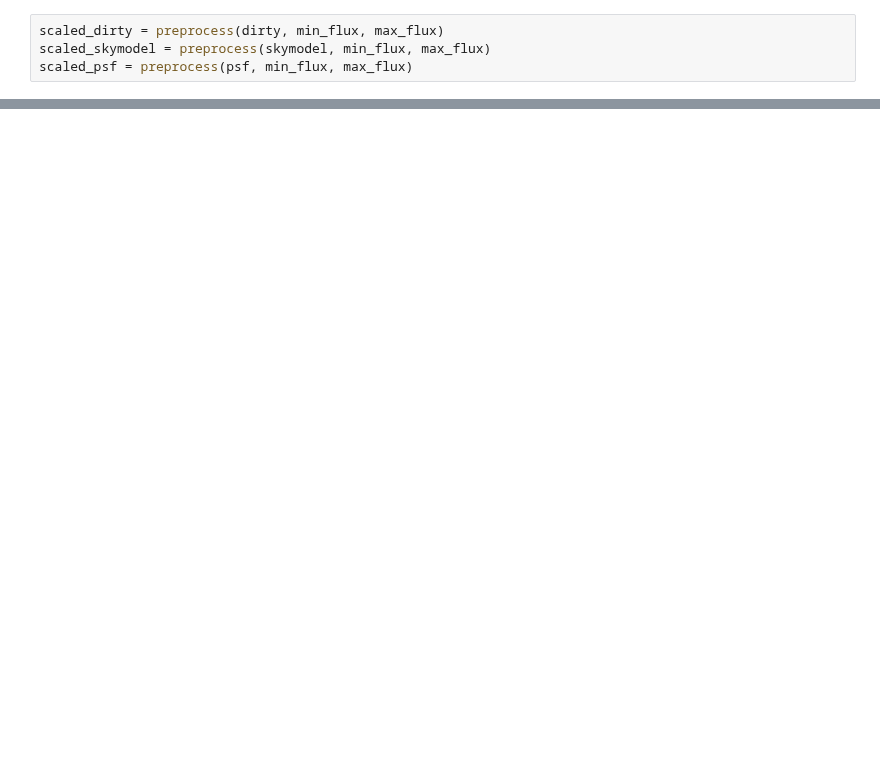
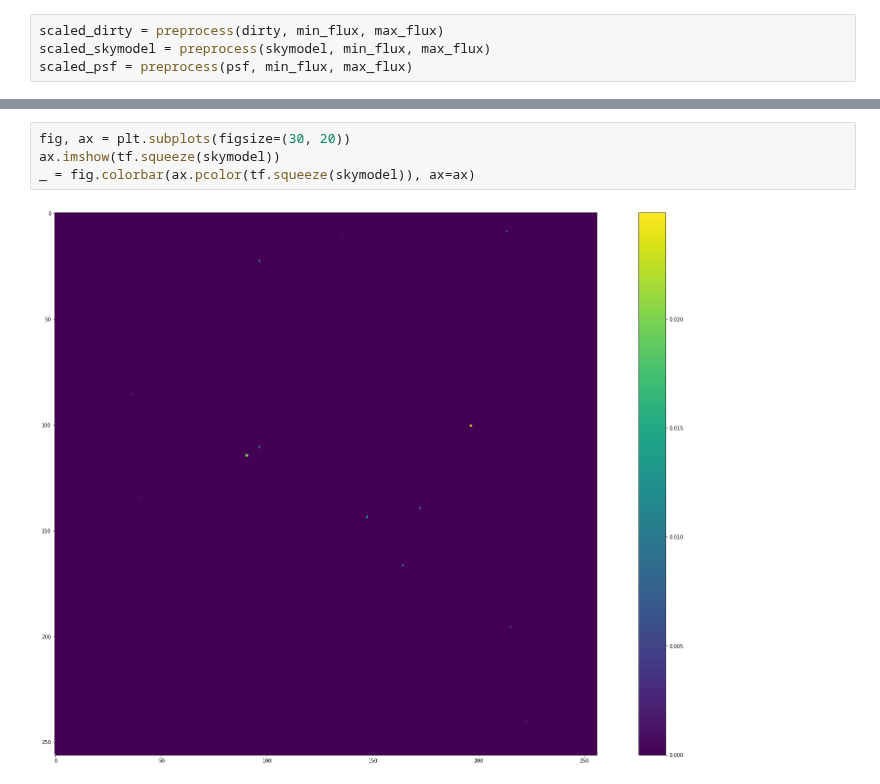
Before and after one commit to gijzelaerr/vacuum-cleaner, a Jupyter notebook: notebooks/tensor 2dgauss conv.ipynb, the cells around one changed output, grey strips where cells are left out. Cells and saved outputs as stored; diff of their text form; blank space fills up the shorter version.

```diff
--- a/notebooks/tensor 2dgauss conv.ipynb
+++ b/notebooks/tensor 2dgauss conv.ipynb
@@ -78,0 +47,6 @@ plt.imshow(tf.squeeze(scaled_skymodel[1, :, :]))
+# %%
+fig, ax = plt.subplots(figsize=(30, 20))
+ax.imshow(tf.squeeze(skymodel))
+_ = fig.colorbar(ax.pcolor(tf.squeeze(skymodel)), ax=ax)
+# %% [output]
+[figure, added]
```
Also changed, not shown: parts of 16 cells of this notebook, 3 other files.
